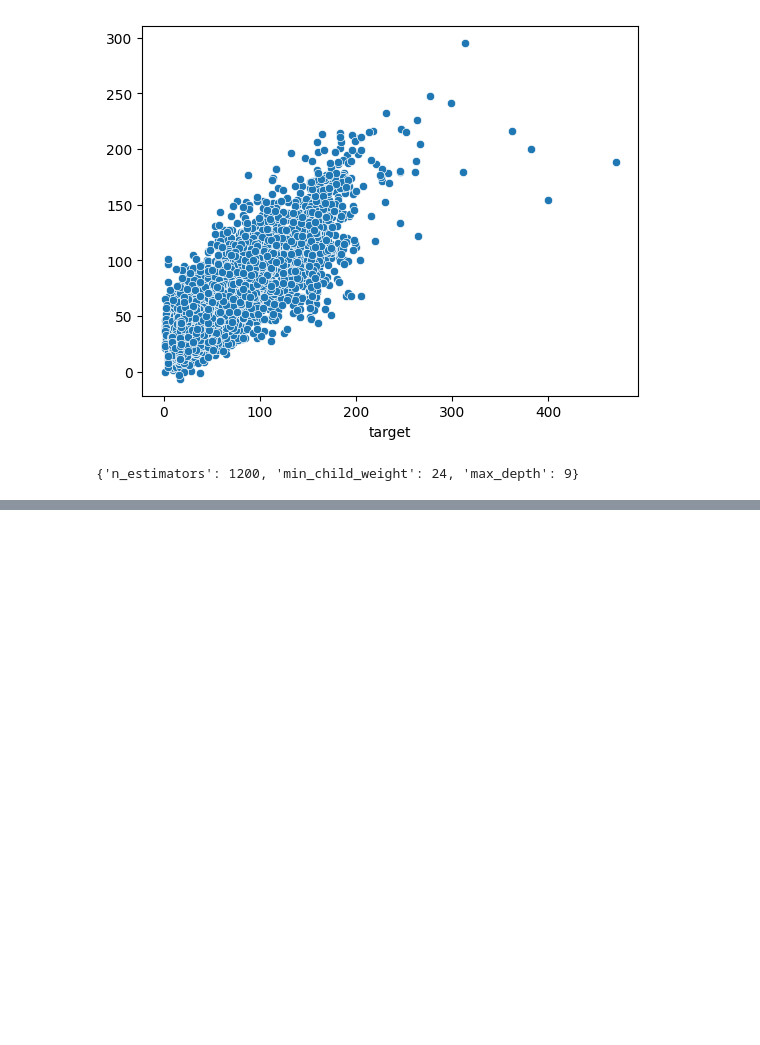
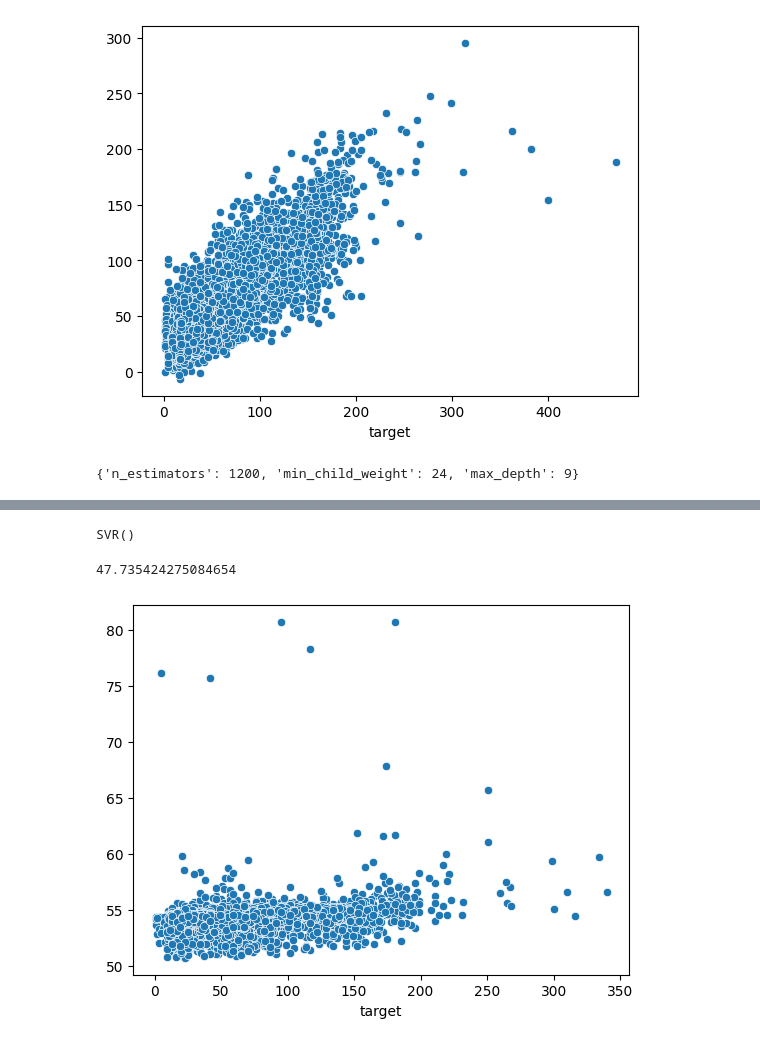
Before and after one commit to joche-n/air-polution, a Jupyter notebook: jochens_qautsch.ipynb, the cells around one changed output, grey strips where cells are left out. Cells and saved outputs as stored; diff of their text form; code cells hidden in the pictures; blank space fills up the shorter version.

```diff
--- a/jochens_qautsch.ipynb
+++ b/jochens_qautsch.ipynb
@@ -1059,3 +1082,36 @@ submit=pd.concat([validation["Place_ID X Date"],pd.Series(y_val_pred)],axis=1)
 submit=submit.rename(columns={0:"target"})
 submit
 submit.to_csv("Data/Submission.csv",index=False)
+# %%
+from sklearn.svm import SVR
+from sklearn.pipeline import Pipeline
+
+
+X=df_drop_angles.dropna()
+X=X.drop(["Place_ID X Date","Place_ID"],axis=1)
+X.Date=pd.to_datetime(X.Date,format="%Y-%m-%d")
+X["day_delta"]=(X.Date-X.Date.min()).dt.days
+X=X.drop("Date",axis=1)
+#X=pd.get_dummies(X,columns=["Place_ID"])
+
+
+y=df_no_na["target"]
+y_no_out=y.drop(y.nlargest(4).index)
+x_no_out=X.drop(y.nlargest(4).index)
+X_train,X_test,y_test,y_train=[],[],[],[]
+# %%
+X_train,X_test, y_train, y_test=train_test_split(x_no_out,y_no_out,test_size=0.2)
+# %%
+
+sv=SVR()
+sv.fit(X_train,y_train)
+# %% [output]
+SVR()
+# %%
+
+y_pred=sv.predict(X_test)
+sns.scatterplot(x=y_test,y=y_pred)
+sqrt(mean_squared_error(y_test,y_pred))
+# %% [output]
+47.735424275084654
+[figure, added]
```
Also changed, not shown: parts of 8 cells of this notebook, 2 other files.
